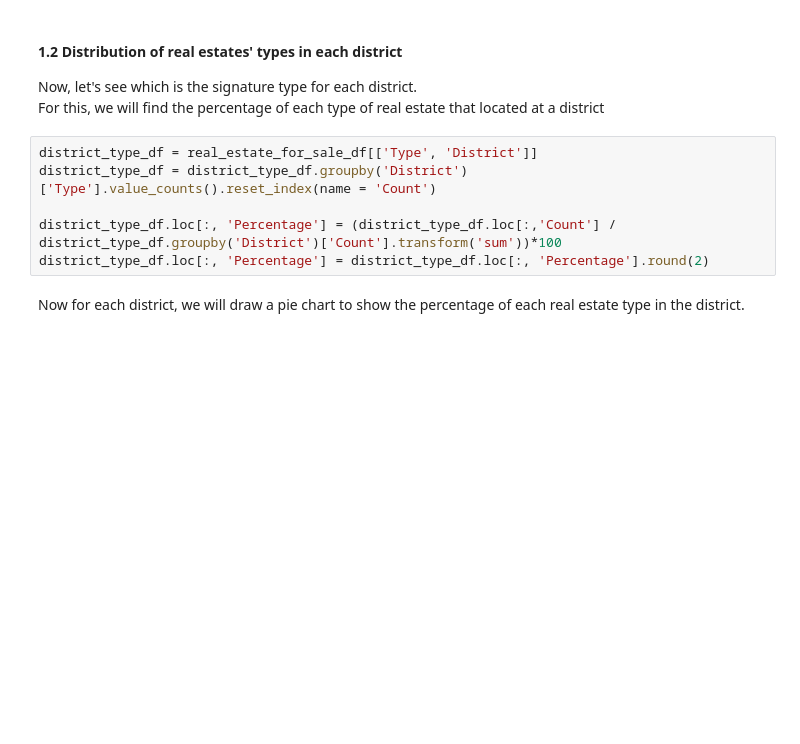
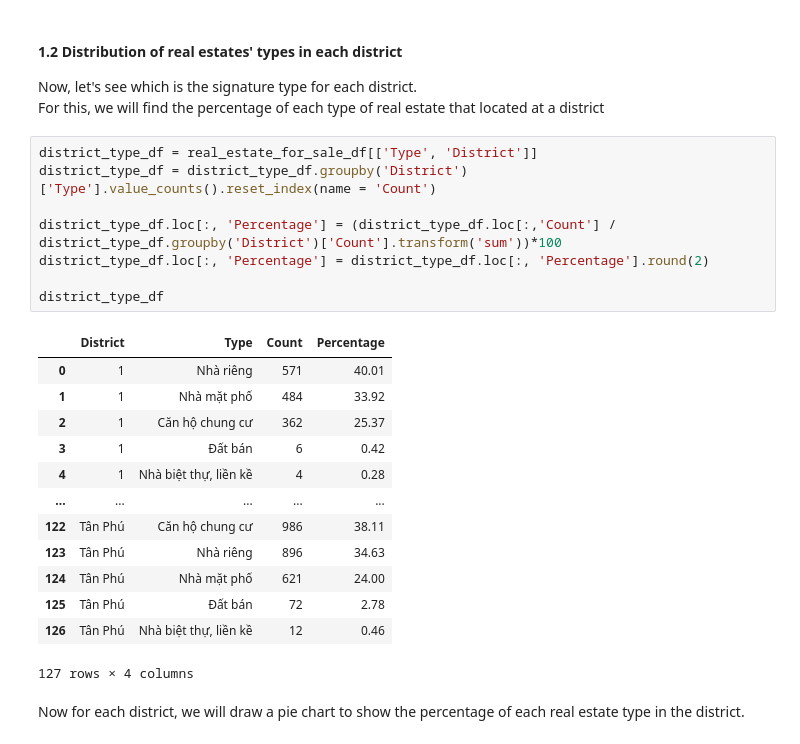
Before and after one commit to bonkh/I2DS_Final_Project, a Jupyter notebook: Notebook/Phase0.3_EDA_for_sale.ipynb, the cells around one changed output. Cells and saved outputs as stored; diff of their text form; blank space fills up the shorter version.

```diff
--- a/Notebook/Phase0.3_EDA_for_sale.ipynb
+++ b/Notebook/Phase0.3_EDA_for_sale.ipynb
@@ -87,9 +87,25 @@ For this, we will find the percentage of each type of real estate that located a
 # %%
 district_type_df = real_estate_for_sale_df[['Type', 'District']]
 district_type_df = district_type_df.groupby('District')['Type'].value_counts().reset_index(name = 'Count')
 
 district_type_df.loc[:, 'Percentage'] = (district_type_df.loc[:,'Count'] / district_type_df.groupby('District')['Count'].transform('sum'))*100
 district_type_df.loc[:, 'Percentage'] = district_type_df.loc[:, 'Percentage'].round(2)
+
+district_type_df
+# %% [output]
+|  | District | Type | Count | Percentage |
+| 0 | 1 | Nhà riêng | 571 | 40.01 |
+| 1 | 1 | Nhà mặt phố | 484 | 33.92 |
+| 2 | 1 | Căn hộ chung cư | 362 | 25.37 |
+| 3 | 1 | Đất bán | 6 | 0.42 |
+| 4 | 1 | Nhà biệt thự, liền kề | 4 | 0.28 |
+| ... | ... | ... | ... | ... |
+| 122 | Tân Phú | Căn hộ chung cư | 986 | 38.11 |
+| 123 | Tân Phú | Nhà riêng | 896 | 34.63 |
+| 124 | Tân Phú | Nhà mặt phố | 621 | 24.00 |
+| 125 | Tân Phú | Đất bán | 72 | 2.78 |
+| 126 | Tân Phú | Nhà biệt thự, liền kề | 12 | 0.46 |
+127 rows × 4 columns
 # %% [markdown]
 
 Now for each district, we will draw a pie chart to show the percentage of each real estate type in the district.
```
Also changed, not shown: parts of 8 cells of this notebook, 3 other files.
